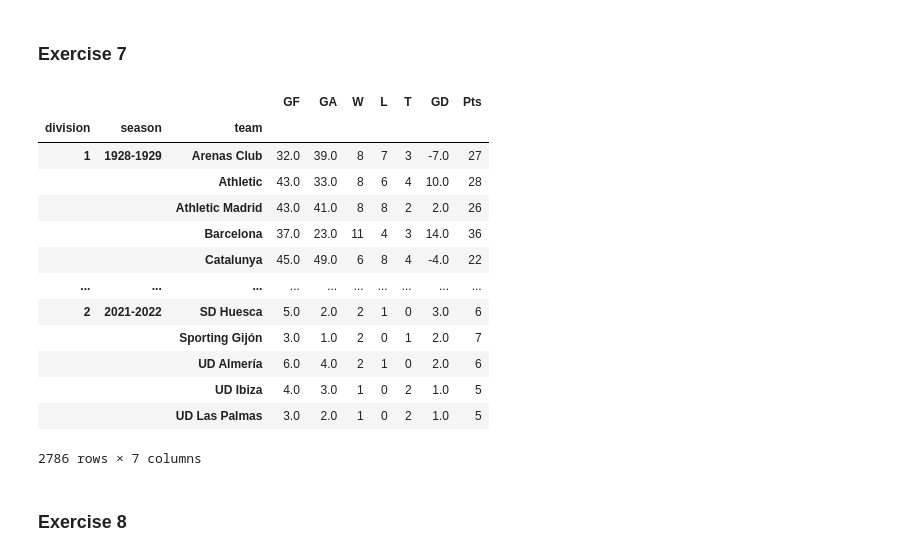
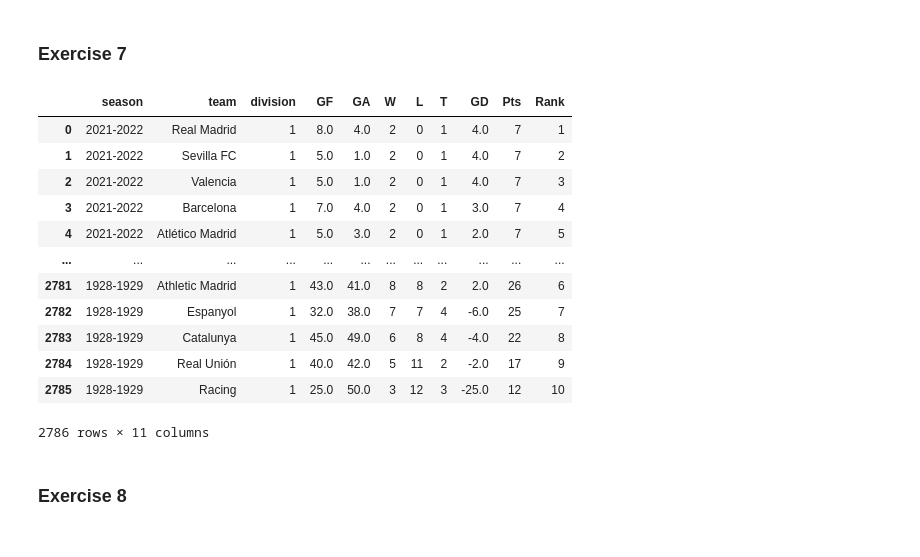
Before and after one commit to coders-unidas/la-quiniela, a Jupyter notebook: analysis/data_analysis.ipynb, the cells around one changed output. Saved outputs shown, nothing was run; the diff lists cells and outputs as text; code cells hidden in the pictures.

```diff
--- a/analysis/data_analysis.ipynb
+++ b/analysis/data_analysis.ipynb
@@ -364,56 +364,56 @@ df_class_home.rename(columns={'home_team':'team'},inplace=True)
 
 df_classifiaction = df_class_away.merge(df_class_home,how='outer')
 
-df_classifiaction=df_classifiaction.groupby(['division','season','team']).agg({'GF':'sum','GA':'sum','W':'sum','L':'sum','T':'sum'})
-
-
+df_classifiaction=df_classifiaction.groupby(['season','team','division']).sum().reset_index()
 
 
 df_classifiaction['GD'] = df_classifiaction['GF'] - df_classifiaction['GA']
 df_classifiaction['Pts'] = (df_classifiaction['W']) * 3 + df_classifiaction['T']
 
 df_classifiaction
 
 
 df_classifiaction['year_of_start']=df_classifiaction['season'].str.split("-").str[0].astype(int)
 
 
 
-df_classifiaction['Rank'] = df_classifiaction.groupby(['year_of_start'])['Pts'].rank(method='min', ascending=False)
+# df_classifiaction['Rank'] = df_classifiaction.groupby(['year_of_start'])['Pts'].rank(method='min', ascending=[False])
+# df_classifiaction['Rank']
 
 
 
 df_classifiaction_ordered = df_classifiaction.sort_values(by=['year_of_start'], ascending=False)
 
 df_classifiaction_ordered=df_classifiaction.sort_values(by=['year_of_start','division'],ascending=[False,True])
 
-df_classifiaction_ordered=df_classifiaction.sort_values(by=['year_of_start','division','Rank'],ascending=[False,True,True])
+df_classifiaction_ordered=df_classifiaction.sort_values(by=['year_of_start','division','Pts'], ascending=[False,True,False])
 
-df_classifiaction_ordered=df_classifiaction.sort_values(by=['year_of_start','division','Rank','GD'],ascending=[False,True,True,False])
+df_classifiaction_ordered=df_classifiaction.sort_values(by=['year_of_start','division','Pts','GD'],ascending=[False,True,False,False])
 
-df_classifiaction_ordered=df_classifiaction.sort_values(by=['year_of_start','division','Rank','GD','GF'],ascending=[False,True,True,False,False])
+df_classifiaction_ordered=df_classifiaction.sort_values(by=['year_of_start','division','Pts','GD','GF'],ascending=[False,True,False,False,False])
 
 df_classifiaction_ordered=df_classifiaction_ordered.reset_index(drop=True)
+
+df_classifiaction_ordered['Rank']=df_classifiaction_ordered.groupby(['year_of_start','division']).cumcount()+1
 
 df_final_classification_ordered=df_classifiaction_ordered.drop(columns=['year_of_start'])
 
 df_final_classification_ordered
 df_final_classification_ordered.to_excel('SeasonStandings.xlsx')
 # %% [output]
-|  |  |  | GF | GA | W | L | T | GD | Pts |
-| division | season | team |  |  |  |  |  |  |  |
-| 1 | 1928-1929 | Arenas Club | 32.0 | 39.0 | 8 | 7 | 3 | -7.0 | 27 |
-|  |  | Athletic | 43.0 | 33.0 | 8 | 6 | 4 | 10.0 | 28 |
-|  |  | Athletic Madrid | 43.0 | 41.0 | 8 | 8 | 2 | 2.0 | 26 |
-|  |  | Barcelona | 37.0 | 23.0 | 11 | 4 | 3 | 14.0 | 36 |
-|  |  | Catalunya | 45.0 | 49.0 | 6 | 8 | 4 | -4.0 | 22 |
-| ... | ... | ... | ... | ... | ... | ... | ... | ... | ... |
-| 2 | 2021-2022 | SD Huesca | 5.0 | 2.0 | 2 | 1 | 0 | 3.0 | 6 |
-|  |  | Sporting Gijón | 3.0 | 1.0 | 2 | 0 | 1 | 2.0 | 7 |
-|  |  | UD Almería | 6.0 | 4.0 | 2 | 1 | 0 | 2.0 | 6 |
-|  |  | UD Ibiza | 4.0 | 3.0 | 1 | 0 | 2 | 1.0 | 5 |
-|  |  | UD Las Palmas | 3.0 | 2.0 | 1 | 0 | 2 | 1.0 | 5 |
+|  | season | team | division | GF | GA | W | L | T | GD | Pts | Rank |
+| 0 | 2021-2022 | Real Madrid | 1 | 8.0 | 4.0 | 2 | 0 | 1 | 4.0 | 7 | 1 |
+| 1 | 2021-2022 | Sevilla FC | 1 | 5.0 | 1.0 | 2 | 0 | 1 | 4.0 | 7 | 2 |
+| 2 | 2021-2022 | Valencia | 1 | 5.0 | 1.0 | 2 | 0 | 1 | 4.0 | 7 | 3 |
+| 3 | 2021-2022 | Barcelona | 1 | 7.0 | 4.0 | 2 | 0 | 1 | 3.0 | 7 | 4 |
+| 4 | 2021-2022 | Atlético Madrid | 1 | 5.0 | 3.0 | 2 | 0 | 1 | 2.0 | 7 | 5 |
+| ... | ... | ... | ... | ... | ... | ... | ... | ... | ... | ... | ... |
+| 2781 | 1928-1929 | Athletic Madrid | 1 | 43.0 | 41.0 | 8 | 8 | 2 | 2.0 | 26 | 6 |
+| 2782 | 1928-1929 | Espanyol | 1 | 32.0 | 38.0 | 7 | 7 | 4 | -6.0 | 25 | 7 |
+| 2783 | 1928-1929 | Catalunya | 1 | 45.0 | 49.0 | 6 | 8 | 4 | -4.0 | 22 | 8 |
+| 2784 | 1928-1929 | Real Unión | 1 | 40.0 | 42.0 | 5 | 11 | 2 | -2.0 | 17 | 9 |
+| 2785 | 1928-1929 | Racing | 1 | 25.0 | 50.0 | 3 | 12 | 3 | -25.0 | 12 | 10 |
-2786 rows × 7 columns
+2786 rows × 11 columns
 # %% [markdown]
 ### Exercise 8
 # %%
```
Also changed, not shown: 1 other file.
